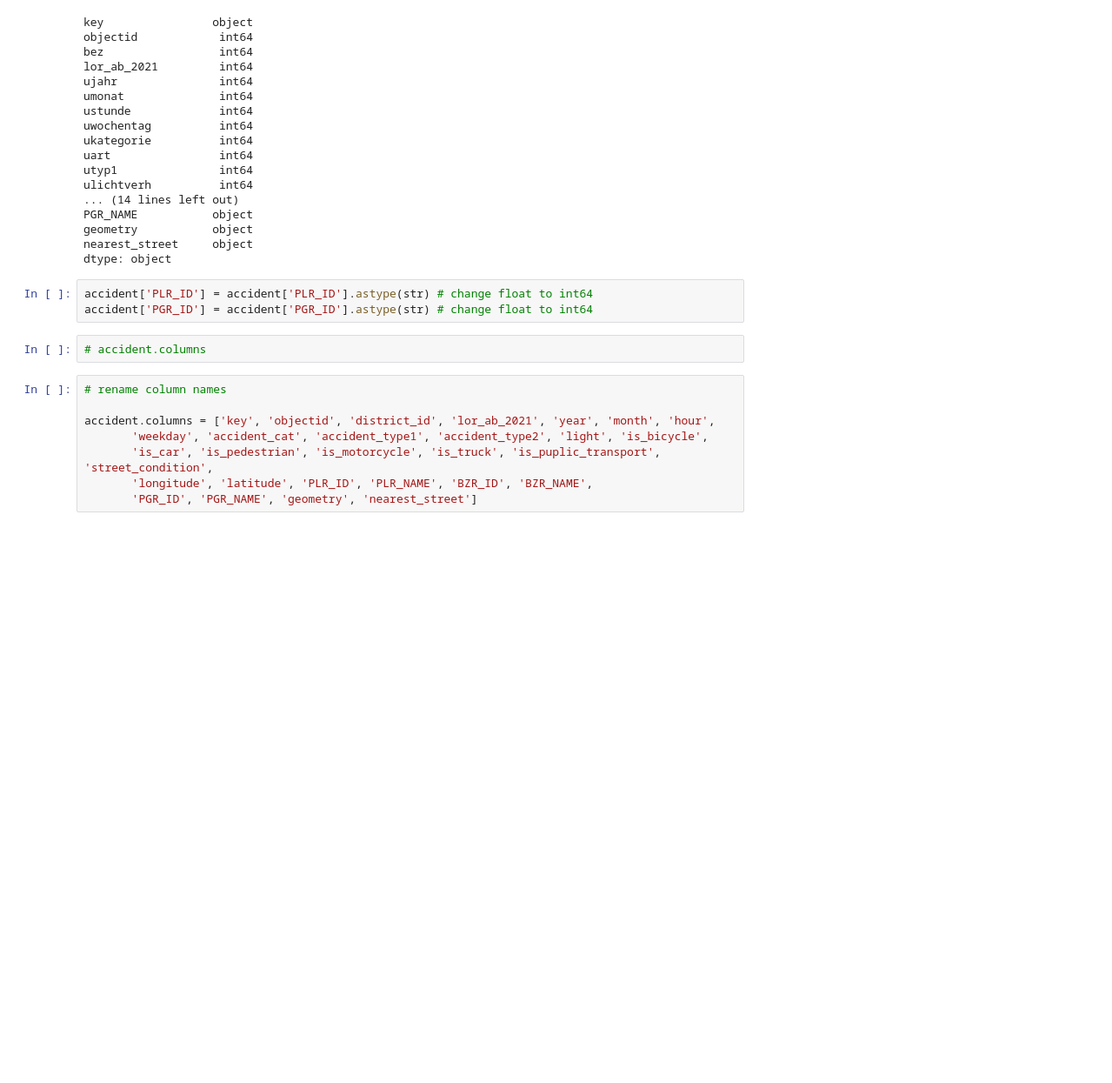
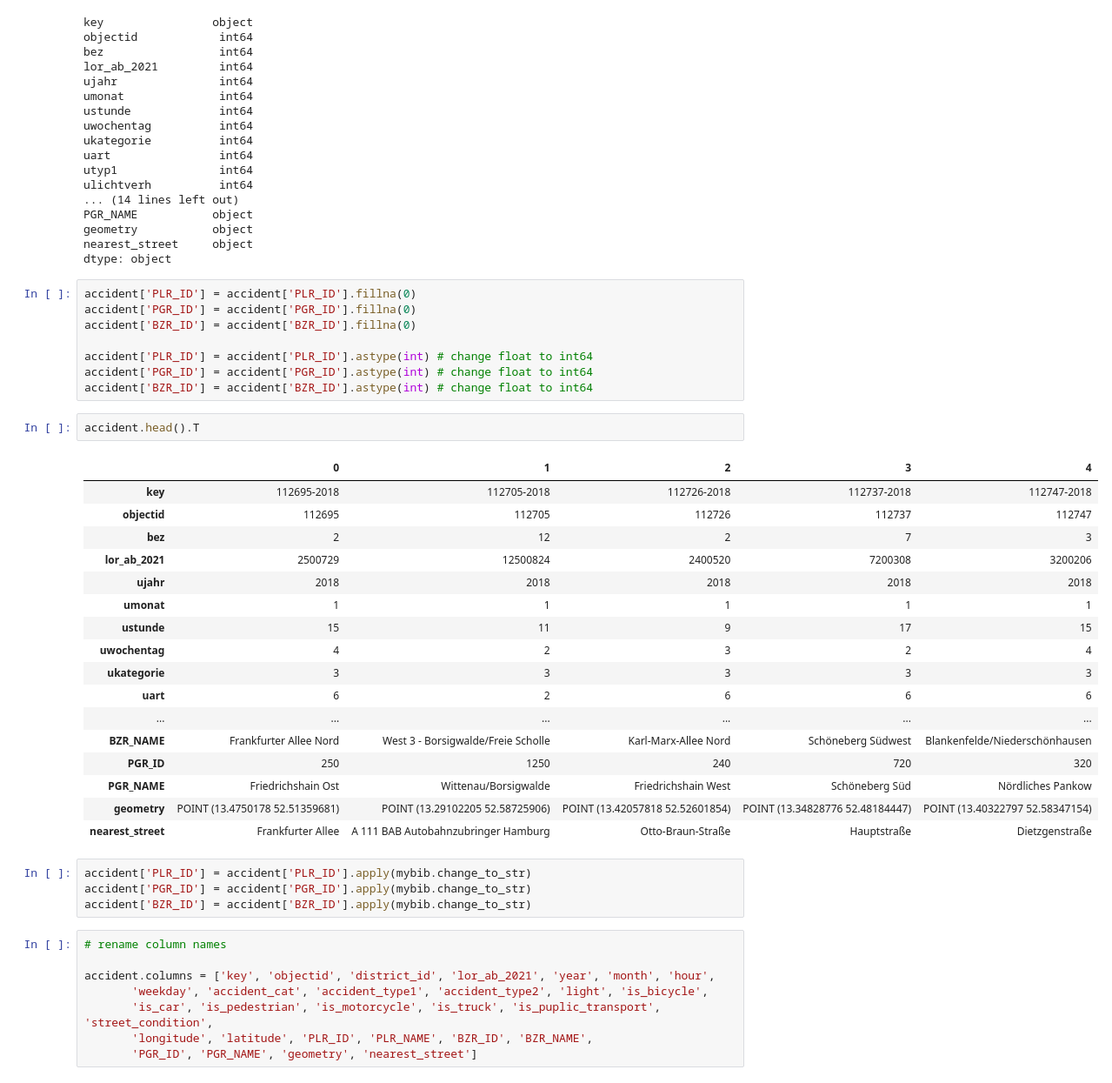
Before and after one commit to DomenicS/berlin-road-accidents, a Jupyter notebook: notebooks/02_data_wrangling.ipynb, the cells around one changed output. Shown at 87% size. Drawn from its saved outputs; the diff is of its cells as text; blank space fills up the shorter version.

```diff
--- a/notebooks/02_data_wrangling.ipynb
+++ b/notebooks/02_data_wrangling.ipynb
@@ -54,10 +54,37 @@ geometry           object
 nearest_street     object
 dtype: object
 # %%
-accident['PLR_ID'] = accident['PLR_ID'].astype(str) # change float to int64
-accident['PGR_ID'] = accident['PGR_ID'].astype(str) # change float to int64
+accident['PLR_ID'] = accident['PLR_ID'].fillna(0)
+accident['PGR_ID'] = accident['PGR_ID'].fillna(0)
+accident['BZR_ID'] = accident['BZR_ID'].fillna(0)
+
+accident['PLR_ID'] = accident['PLR_ID'].astype(int) # change float to int64
+accident['PGR_ID'] = accident['PGR_ID'].astype(int) # change float to int64
+accident['BZR_ID'] = accident['BZR_ID'].astype(int) # change float to int64
-# %%
-# accident.columns
+# %%
+accident.head().T
+# %% [output]
+|  | 0 | 1 | 2 | 3 | 4 |
+| key | 112695-2018 | 112705-2018 | 112726-2018 | 112737-2018 | 112747-2018 |
+| objectid | 112695 | 112705 | 112726 | 112737 | 112747 |
+| bez | 2 | 12 | 2 | 7 | 3 |
+| lor_ab_2021 | 2500729 | 12500824 | 2400520 | 7200308 | 3200206 |
+| ujahr | 2018 | 2018 | 2018 | 2018 | 2018 |
+| umonat | 1 | 1 | 1 | 1 | 1 |
+| ustunde | 15 | 11 | 9 | 17 | 15 |
+| uwochentag | 4 | 2 | 3 | 2 | 4 |
+| ukategorie | 3 | 3 | 3 | 3 | 3 |
+| uart | 6 | 2 | 6 | 6 | 6 |
+| ... | ... | ... | ... | ... | ... |
+| BZR_NAME | Frankfurter Allee Nord | West 3 - Borsigwalde/Freie Scholle | Karl-Marx-Allee Nord | Schöneberg Südwest | Blankenfelde/Niederschönhausen |
+| PGR_ID | 250 | 1250 | 240 | 720 | 320 |
+| PGR_NAME | Friedrichshain Ost | Wittenau/Borsigwalde | Friedrichshain West | Schöneberg Süd | Nördliches Pankow |
+| geometry | POINT (13.4750178 52.51359681) | POINT (13.29102205 52.58725906) | POINT (13.42057818 52.52601854) | POINT (13.34828776 52.48184447) | POINT (13.40322797 52.58347154) |
+| nearest_street | Frankfurter Allee | A 111 BAB Autobahnzubringer Hamburg | Otto-Braun-Straße | Hauptstraße | Dietzgenstraße |
+# %%
+accident['PLR_ID'] = accident['PLR_ID'].apply(mybib.change_to_str)
+accident['PGR_ID'] = accident['PGR_ID'].apply(mybib.change_to_str)
+accident['BZR_ID'] = accident['BZR_ID'].apply(mybib.change_to_str)
 # %%
 # rename column names
 
```
Also changed, not shown: parts of 7 cells of this notebook, 3 other files.
